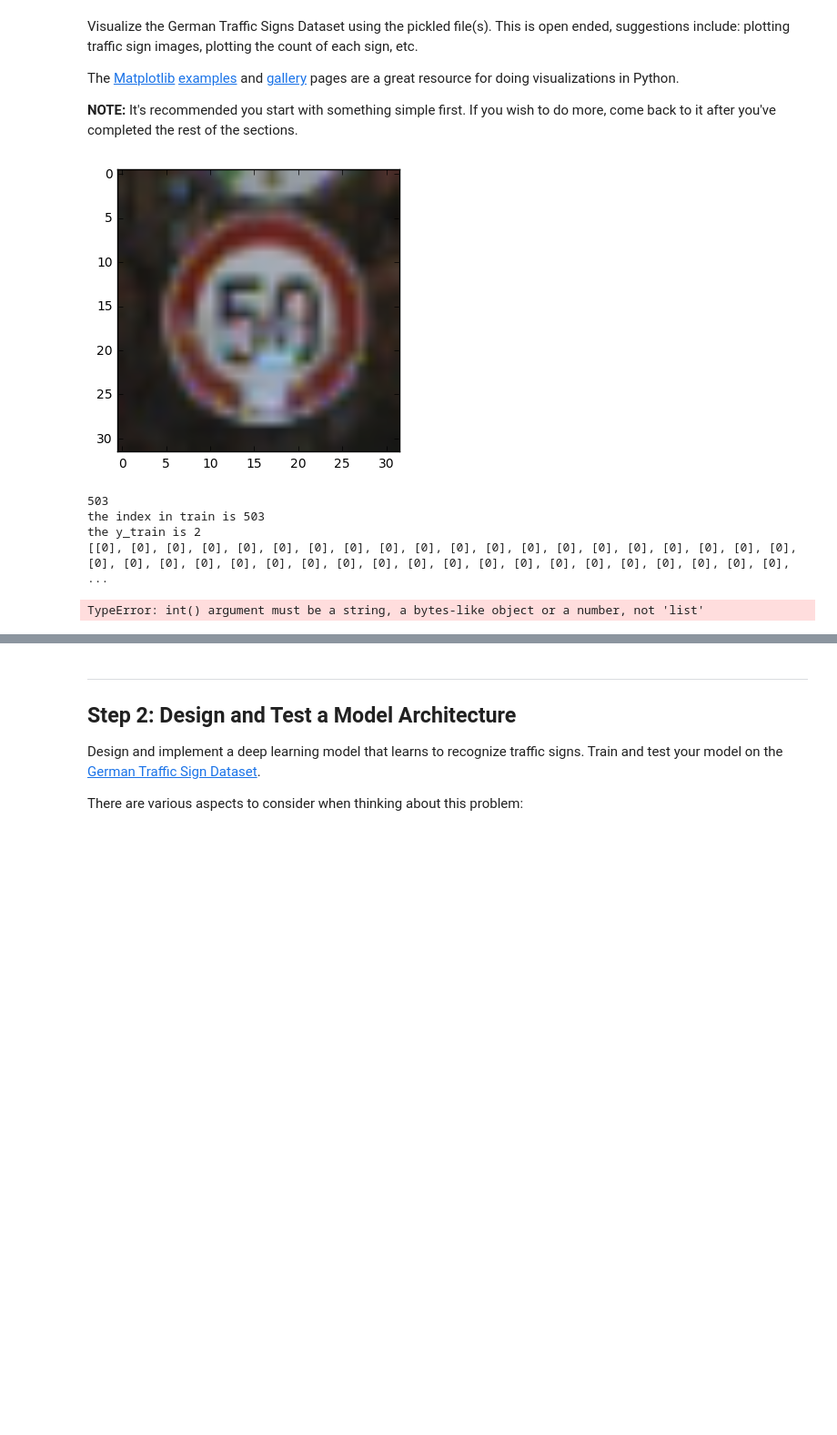
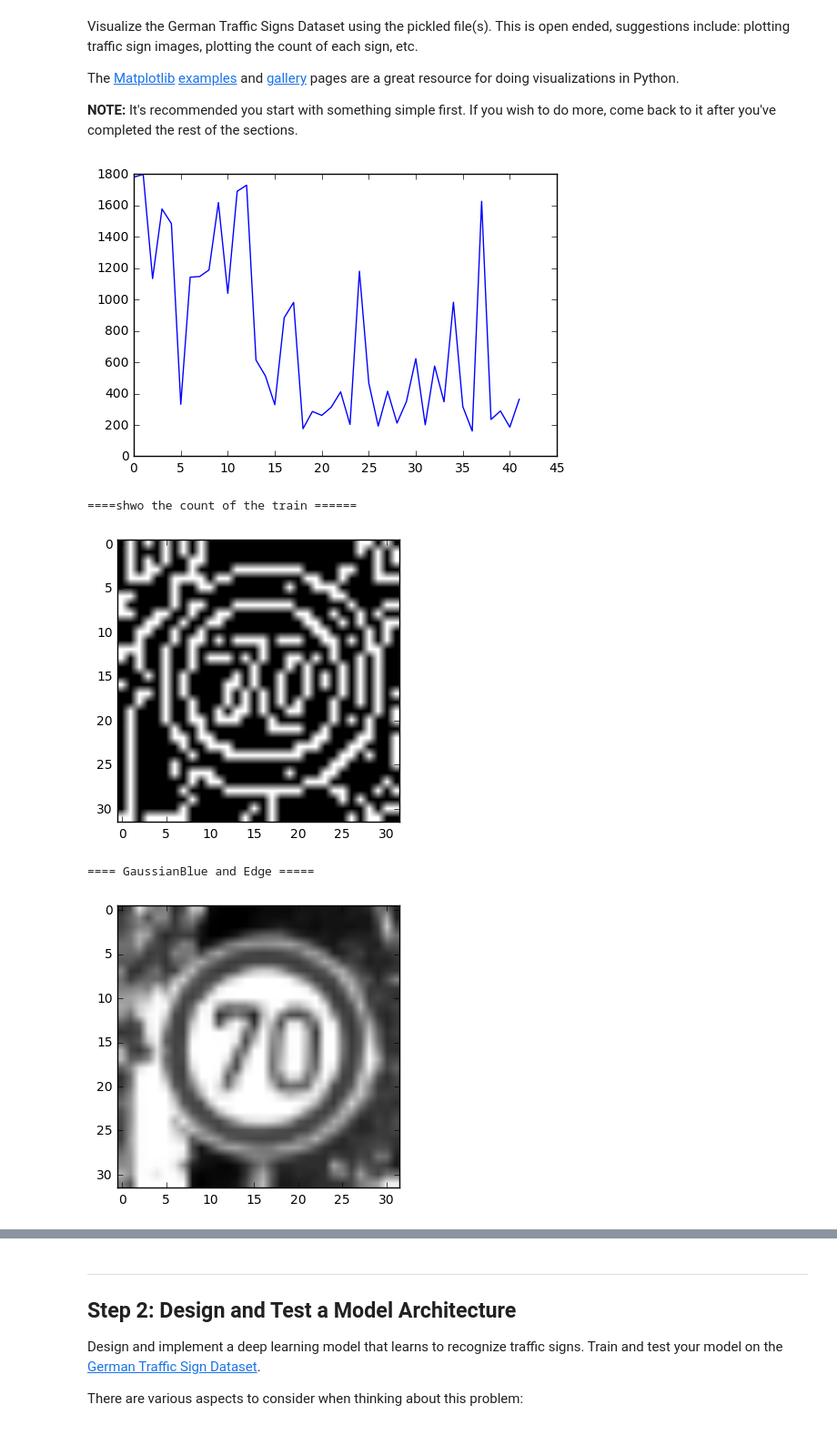
Before and after one commit to shenmutong/CarND-Traffic-Sign-Classifier-Project, a Jupyter notebook: Traffic_Sign_Classifier.ipynb, the cells around one changed output, grey strips where cells are left out. Shown at 91% size. Cells and saved outputs as stored; diff of their text form; code cells hidden in the pictures; blank space fills up the shorter version.

```diff
--- a/Traffic_Sign_Classifier.ipynb
+++ b/Traffic_Sign_Classifier.ipynb
@@ -94,40 +96,69 @@ The [Matplotlib](http://matplotlib.org/) [examples](http://matplotlib.org/exampl
 # %%
 ### Data exploration visualization goes here.
 ### Feel free to use as many code cells as needed.
 import matplotlib.pyplot as plt
 import random
+import cv2
 # Visualizations will be shown in the notebook.
 %matplotlib inline
 #image = plt.imread(X_train[0])
 index = random.randint(0,len(X_train))
-plt.imshow(X_train[index])
+image = X_train[index]
+
+plt.imshow(image)
 plt.show()
 print(index)
 print('the index in train is {}'.format(index))
 print('the y_train is {}'.format(y_train[index]))
-#for index in range(1):
- #   print('===========================')
+
+print("===== the gray image |=========")
+gray = cv2.cvtColor(image, cv2.COLOR_RGB2GRAY)
+print("image shape =",gray.shape)
+
+plt.imshow(gray, cmap='gray')
+plt.show()
+
+#print("==== GaussianBlue =====")
+# Define a kernel size for Gaussian smoothing / blurring
+#kernel_size = 5
+#blur_gray = cv2.GaussianBlur(gray,(kernel_size, kernel_size), 0)
+
+print("==== GaussianBlue and Edge =====")
+# Define parameters for Canny and run it
+# NOTE: if you try running this code you might want to change these!
+low_threshold = 10
+high_threshold = 150
+edges = cv2.Canny(image, low_threshold, high_threshold)
+
+plt.imshow(edges, cmap='Greys_r')
+plt.show()
+
+# Display the image
+#plt.imshow(edges, cmap='Greys_r')
+
+
+print( "====shwo the count of the train ======" )
+## shwo the count of the train
 list = []
 for index in range(n_classes):
-    point = [0]
+    point = 0
     list.append(point)
-print(list)
 
-for index in range(len(y_train)):
-    yIndex = int( y_train[index])
-    value =int(list[yIndex])
-    value = value + 1
-    list[yIndex] = value
-print(list)
+for index in range(len(X_train)):
+    listIndex = y_train[index] -1
+    #value = list[listIndex]
+    #value = int(value) + 1
+    list[listIndex] += 1
 
+plt.plot(list)
+plt.show()
 
 #plt.plot([1,2,3,4])
 #plt.ylabel('some numbers')
 #plt.show()
 # %% [output]
-[figure, old version]
+[figure, new version]
-503
-the index in train is 503
-the y_train is 2
-[[0], [0], [0], [0], [0], [0], [0], [0], [0], [0], [0], [0], [0], [0], [0], [0], [0], [0], [0], [0], [0], [0], [0], [0], [0], [0], [0], [0], [0], [0], [0], [0], [0], [0], [0], [0], [0], [0], [0], [0], ...
+====shwo the count of the train ======
+[figure, added]
-TypeError: int() argument must be a string, a bytes-like object or a number, not 'list'
+==== GaussianBlue and Edge =====
+[figure, added]
```
Also changed, not shown: parts of 11 cells of this notebook, 4 other files.
